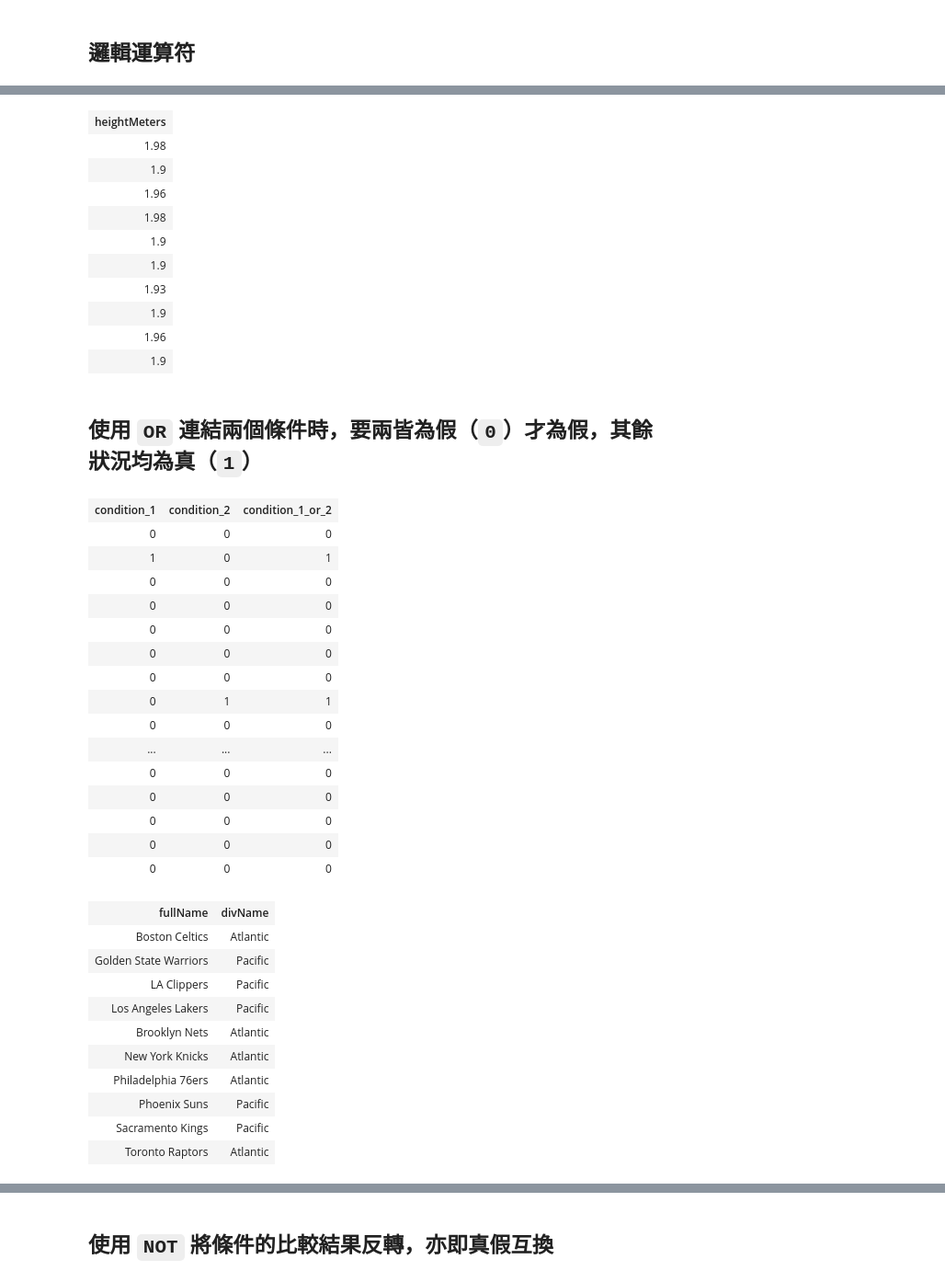
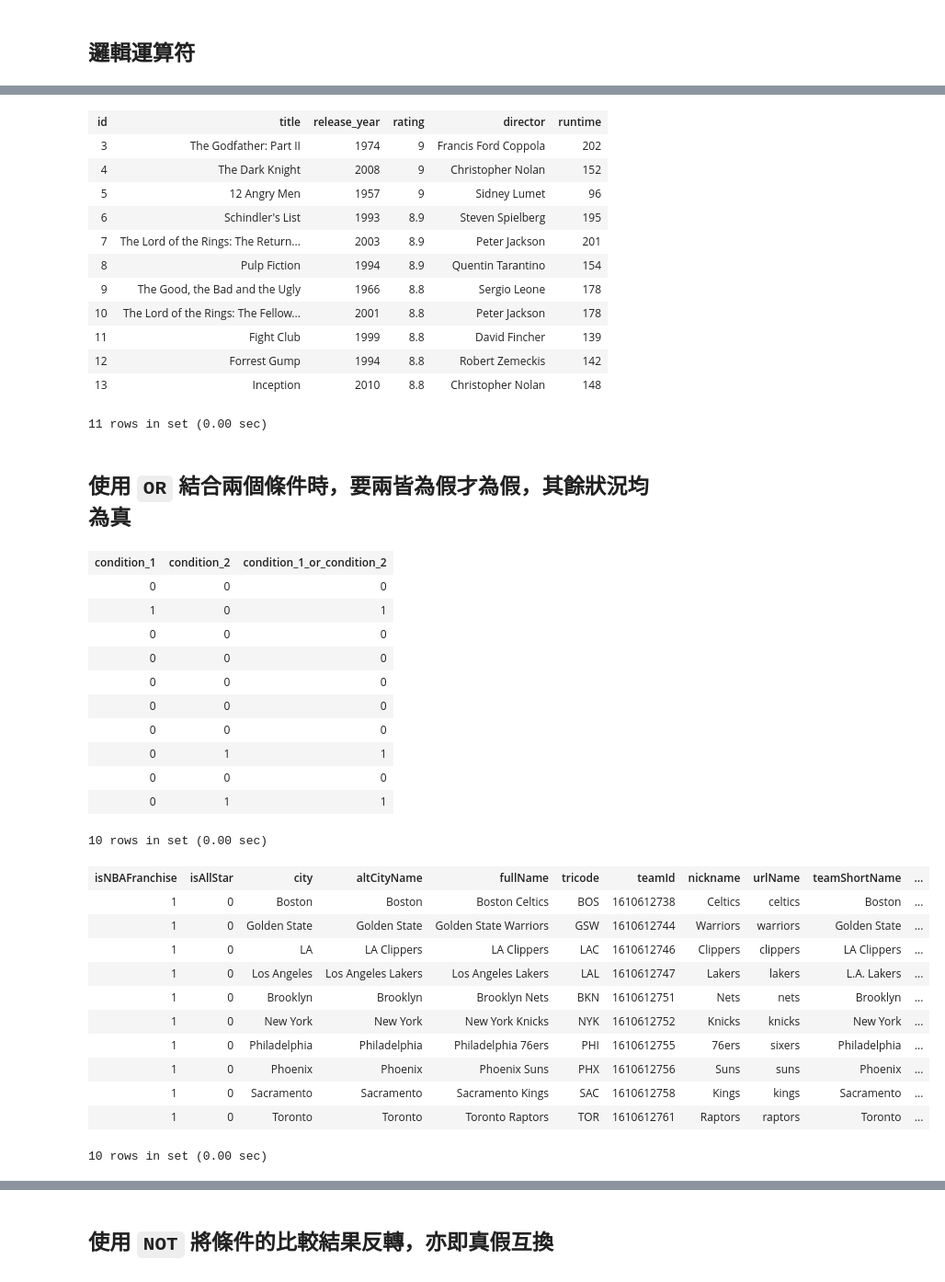
Before and after one commit to datainpoint/classroom-hahow-sqlfifty, a Jupyter notebook: 07-where/lecture.ipynb, the cells around one changed output, grey strips where cells are left out. Shown at 92% size. Cells and saved outputs as stored; diff of their text form; code cells hidden in the pictures.

```diff
--- a/07-where/lecture.ipynb
+++ b/07-where/lecture.ipynb
@@ -270,29 +242,31 @@ SELECT heightMeters
 # %%
-SELECT heightMeters
-  FROM players
- WHERE heightMeters BETWEEN 1.9 AND 2.0
- LIMIT 10;
+SELECT *
+  FROM movies
+ WHERE rating BETWEEN 8.8 AND 9.0;  -- 評等介於 8.8 與 9.0 之間的電影
 # %% [output]
-| heightMeters |
-| 1.98 |
-| 1.9 |
-| 1.96 |
-| 1.98 |
-| 1.9 |
-| 1.9 |
-| 1.93 |
-| 1.9 |
-| 1.96 |
-| 1.9 |
+| id | title | release_year | rating | director | runtime |
+| 3 | The Godfather: Part II | 1974 | 9 | Francis Ford Coppola | 202 |
+| 4 | The Dark Knight | 2008 | 9 | Christopher Nolan | 152 |
+| 5 | 12 Angry Men | 1957 | 9 | Sidney Lumet | 96 |
+| 6 | Schindler's List | 1993 | 8.9 | Steven Spielberg | 195 |
+| 7 | The Lord of the Rings: The Return... | 2003 | 8.9 | Peter Jackson | 201 |
+| 8 | Pulp Fiction | 1994 | 8.9 | Quentin Tarantino | 154 |
+| 9 | The Good, the Bad and the Ugly | 1966 | 8.8 | Sergio Leone | 178 |
+| 10 | The Lord of the Rings: The Fellow... | 2001 | 8.8 | Peter Jackson | 178 |
+| 11 | Fight Club | 1999 | 8.8 | David Fincher | 139 |
+| 12 | Forrest Gump | 1994 | 8.8 | Robert Zemeckis | 142 |
+| 13 | Inception | 2010 | 8.8 | Christopher Nolan | 148 |
+11 rows in set (0.00 sec)
 # %% [markdown]
-## 使用 `OR` 連結兩個條件時，要兩皆為假（`0`）才為假，其餘狀況均為真（`1`）
+## 使用 `OR` 結合兩個條件時，要兩皆為假才為假，其餘狀況均為真
 # %%
 SELECT divName = 'Atlantic' AS condition_1,
        divName = 'Pacific' AS condition_2,
-       divName = 'Atlantic' OR divName = 'Pacific' AS condition_1_or_2
-  FROM teams;
+       divName = 'Atlantic' OR divName = 'Pacific' AS condition_1_or_condition_2
+  FROM teams
+ LIMIT 10;
 # %% [output]
-| condition_1 | condition_2 | condition_1_or_2 |
+| condition_1 | condition_2 | condition_1_or_condition_2 |
 | 0 | 0 | 0 |
 | 1 | 0 | 1 |
 | 0 | 0 | 0 |
@@ -302,28 +276,24 @@ SELECT divName = 'Atlantic' AS condition_1,
 | 0 | 0 | 0 |
 | 0 | 1 | 1 |
 | 0 | 0 | 0 |
-| ... | ... | ... |
-| 0 | 0 | 0 |
-| 0 | 0 | 0 |
-| 0 | 0 | 0 |
-| 0 | 0 | 0 |
-| 0 | 0 | 0 |
+| 0 | 1 | 1 |
+10 rows in set (0.00 sec)
 # %%
-SELECT fullName,
-       divName
+SELECT *
   FROM teams
  WHERE divName = 'Atlantic' OR
-       divName = 'Pacific';
+       divName = 'Pacific';  -- 分組為 Atlantic 或 Pacific 的球隊
 # %% [output]
-| fullName | divName |
-| Boston Celtics | Atlantic |
-| Golden State Warriors | Pacific |
-| LA Clippers | Pacific |
-| Los Angeles Lakers | Pacific |
-| Brooklyn Nets | Atlantic |
-| New York Knicks | Atlantic |
-| Philadelphia 76ers | Atlantic |
-| Phoenix Suns | Pacific |
-| Sacramento Kings | Pacific |
-| Toronto Raptors | Atlantic |
+| isNBAFranchise | isAllStar | city | altCityName | fullName | tricode | teamId | nickname | urlName | teamShortName | ... |
+| 1 | 0 | Boston | Boston | Boston Celtics | BOS | 1610612738 | Celtics | celtics | Boston | ... |
+| 1 | 0 | Golden State | Golden State | Golden State Warriors | GSW | 1610612744 | Warriors | warriors | Golden State | ... |
+| 1 | 0 | LA | LA Clippers | LA Clippers | LAC | 1610612746 | Clippers | clippers | LA Clippers | ... |
+| 1 | 0 | Los Angeles | Los Angeles Lakers | Los Angeles Lakers | LAL | 1610612747 | Lakers | lakers | L.A. Lakers | ... |
+| 1 | 0 | Brooklyn | Brooklyn | Brooklyn Nets | BKN | 1610612751 | Nets | nets | Brooklyn | ... |
+| 1 | 0 | New York | New York | New York Knicks | NYK | 1610612752 | Knicks | knicks | New York | ... |
+| 1 | 0 | Philadelphia | Philadelphia | Philadelphia 76ers | PHI | 1610612755 | 76ers | sixers | Philadelphia | ... |
+| 1 | 0 | Phoenix | Phoenix | Phoenix Suns | PHX | 1610612756 | Suns | suns | Phoenix | ... |
+| 1 | 0 | Sacramento | Sacramento | Sacramento Kings | SAC | 1610612758 | Kings | kings | Sacramento | ... |
+| 1 | 0 | Toronto | Toronto | Toronto Raptors | TOR | 1610612761 | Raptors | raptors | Toronto | ... |
+10 rows in set (0.00 sec)
 # %% [markdown]
```
Also changed, not shown: parts of 39 cells of this notebook, 3 other files.
